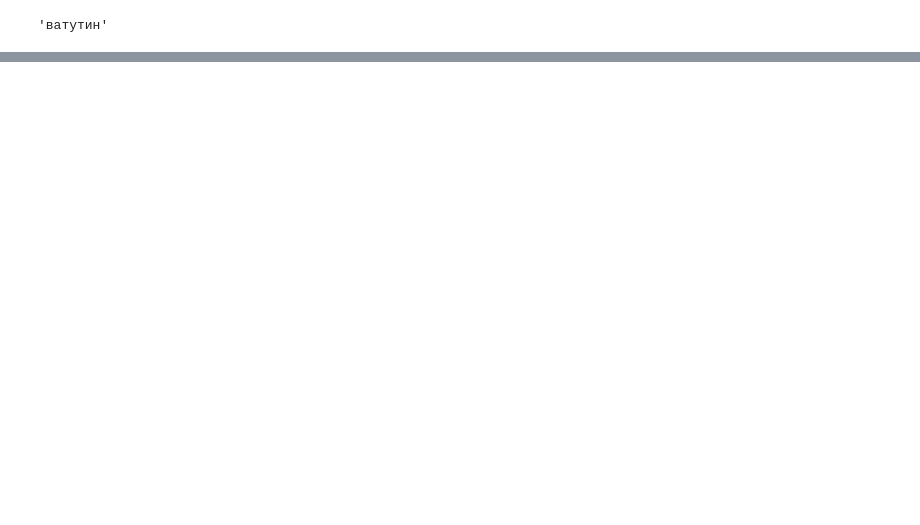
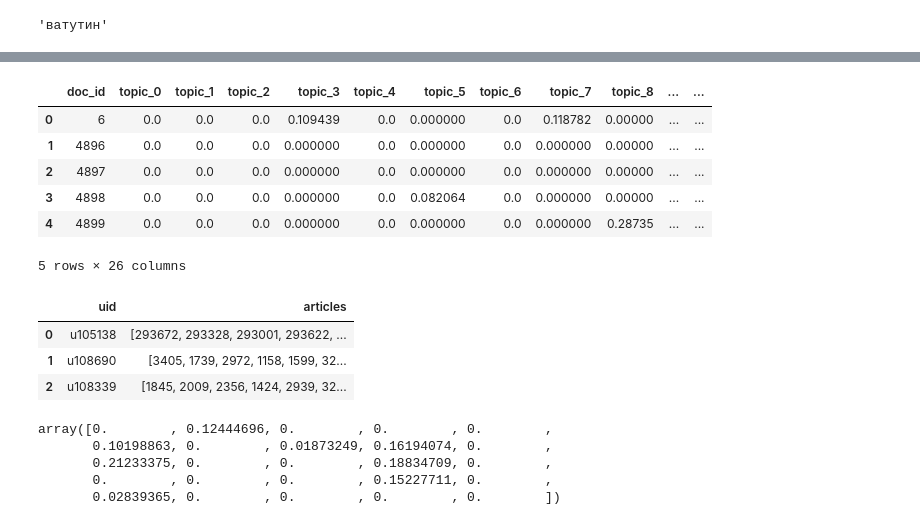
Before and after one commit to KazancevVitaly/MLin_buisness, a Jupyter notebook: HW2/HW_lesson2.ipynb, the cells around one changed output, grey strips where cells are left out. Cells and saved outputs as stored; diff of their text form; code cells hidden in the pictures; blank space fills up the shorter version.

```diff
--- a/HW2/HW_lesson2.ipynb
+++ b/HW2/HW_lesson2.ipynb
@@ -158,0 +167,16 @@ common_dictionary[10]
+# %%
+from gensim.test.utils import datapath
+# Save model to disk.
+temp_file = datapath("model.lda")
+lda.save(temp_file)
+
+# Load a potentially pretrained model from disk.
+lda = LdaModel.load(temp_file)
+# %%
+# Create a new corpus, made of previously unseen documents.
+other_texts = [t for t in news['title'].iloc[:3]]
+other_corpus = [common_dictionary.doc2bow(text) for text in other_texts]
+
+unseen_doc = other_corpus[2]
+print(other_texts[2])
+lda[unseen_doc]
@@ -158,0 +211,36 @@ common_dictionary[10]
+# %%
+#text = news['title'].iloc[0]
+
+def get_lda_vector(text):
+    unseen_doc = common_dictionary.doc2bow(text)
+    lda_tuple = lda[unseen_doc]
+    not_null_topics = dict(zip([i[0] for i in lda_tuple], [i[1] for i in lda_tuple]))
+
+    output_vector = []
+    for i in range(25):
+        if i not in not_null_topics:
+            output_vector.append(0)
+        else:
+            output_vector.append(not_null_topics[i])
+    return np.array(output_vector)
+# %%
+topic_matrix = pd.DataFrame([get_lda_vector(text) for text in news['title'].values])
+topic_matrix.columns = ['topic_{}'.format(i) for i in range(25)]
+topic_matrix['doc_id'] = news['doc_id'].values
+topic_matrix = topic_matrix[['doc_id']+['topic_{}'.format(i) for i in range(25)]]
+topic_matrix.head(5)
+# %% [output]
+|  | doc_id | topic_0 | topic_1 | topic_2 | topic_3 | topic_4 | topic_5 | topic_6 | topic_7 | topic_8 | ... | ... |
+| 0 | 6 | 0.0 | 0.0 | 0.0 | 0.109439 | 0.0 | 0.000000 | 0.0 | 0.118782 | 0.00000 | ... | ... |
+| 1 | 4896 | 0.0 | 0.0 | 0.0 | 0.000000 | 0.0 | 0.000000 | 0.0 | 0.000000 | 0.00000 | ... | ... |
+| 2 | 4897 | 0.0 | 0.0 | 0.0 | 0.000000 | 0.0 | 0.000000 | 0.0 | 0.000000 | 0.00000 | ... | ... |
+| 3 | 4898 | 0.0 | 0.0 | 0.0 | 0.000000 | 0.0 | 0.082064 | 0.0 | 0.000000 | 0.00000 | ... | ... |
+| 4 | 4899 | 0.0 | 0.0 | 0.0 | 0.000000 | 0.0 | 0.000000 | 0.0 | 0.000000 | 0.28735 | ... | ... |
+5 rows × 26 columns
+# %%
+users.head(3)
+# %% [output]
+|  | uid | articles |
+| 0 | u105138 | [293672, 293328, 293001, 293622, ... |
+| 1 | u108690 | [3405, 1739, 2972, 1158, 1599, 32... |
+| 2 | u108339 | [1845, 2009, 2356, 1424, 2939, 32... |
@@ -158,0 +249,8 @@ common_dictionary[10]
+# %%
+doc_dict[293622]
+# %% [output]
+array([0.        , 0.12444696, 0.        , 0.        , 0.        ,
+       0.10198863, 0.        , 0.01873249, 0.16194074, 0.        ,
+       0.21233375, 0.        , 0.        , 0.18834709, 0.        ,
+       0.        , 0.        , 0.        , 0.15227711, 0.        ,
+       0.02839365, 0.        , 0.        , 0.        , 0.        ])
```
Also changed, not shown: parts of 50 cells of this notebook, 2 other files.
